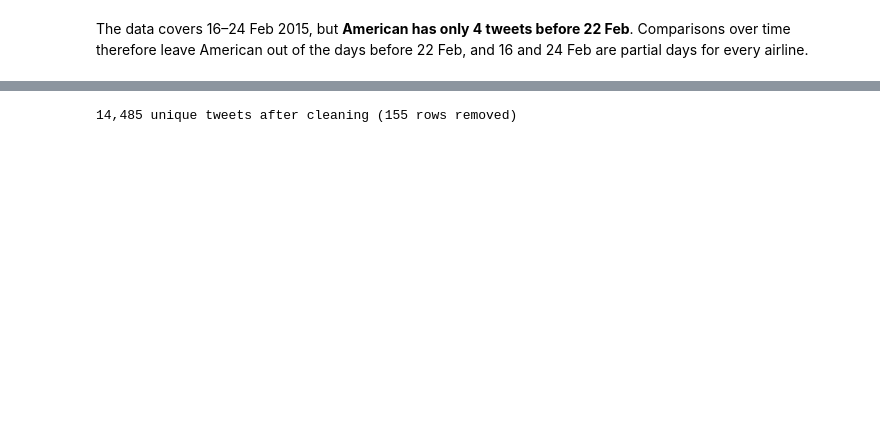
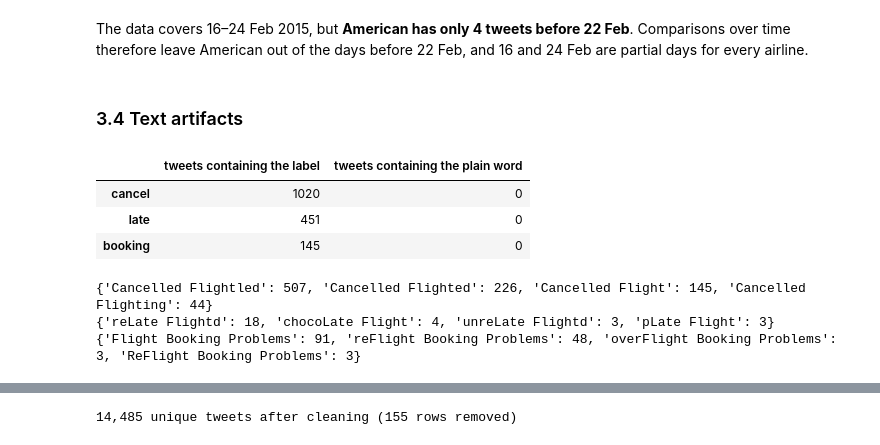
Before and after one commit to antarezQ/sentiment-analysis-dashboard, a Jupyter notebook: notebooks/01_eda.ipynb, the cells around one changed output, grey strips where cells are left out. Saved outputs shown, nothing was run; the diff lists cells and outputs as text; code cells hidden in the pictures; blank space fills up the shorter version.

Commit message:
docs: document the text label artifacts in notebook 01

```diff
--- a/notebooks/01_eda.ipynb
+++ b/notebooks/01_eda.ipynb
@@ -150,3 +150,24 @@ coverage
 | Virgin America | 0 | 54 | 60 | 70 | 70 | 77 | 53 | 91 | ... |
 # %% [markdown]
 The data covers 16–24 Feb 2015, but **American has only 4 tweets before 22 Feb**. Comparisons over time therefore leave American out of the days before 22 Feb, and 16 and 24 Feb are partial days for every airline.
+# %% [markdown]
+### 3.4 Text artifacts
+# %%
+labels = ["Cancelled Flight", "Late Flight", "Flight Booking Problems"]
+words = [r"\bcancel", r"\blate", r"\bbooking\b"]
+pd.DataFrame({
+    "tweets containing the label": [raw["text"].str.contains(l, regex=False).sum() for l in labels],
+    "tweets containing the plain word": [raw["text"].str.contains(w, regex=True).sum() for w in words],
+}, index=["cancel", "late", "booking"])
+# %% [output]
+|  | tweets containing the label | tweets containing the plain word |
+| cancel | 1020 | 0 |
+| late | 451 | 0 |
+| booking | 145 | 0 |
+# %%
+for pattern in ["Cancelled Flight\\w*", "\\w+Late Flight\\w*", "\\w*Flight Booking Problems\\w*"]:
+    print(raw["text"].str.findall(pattern).explode().value_counts().head(4).to_dict())
+# %% [output]
+{'Cancelled Flightled': 507, 'Cancelled Flighted': 226, 'Cancelled Flight': 145, 'Cancelled Flighting': 44}
+{'reLate Flightd': 18, 'chocoLate Flight': 4, 'unreLate Flightd': 3, 'pLate Flight': 3}
+{'Flight Booking Problems': 91, 'reFlight Booking Problems': 48, 'overFlight Booking Problems': 3, 'ReFlight Booking Problems': 3}
```
Also changed, not shown: parts of 10 cells of this notebook.
